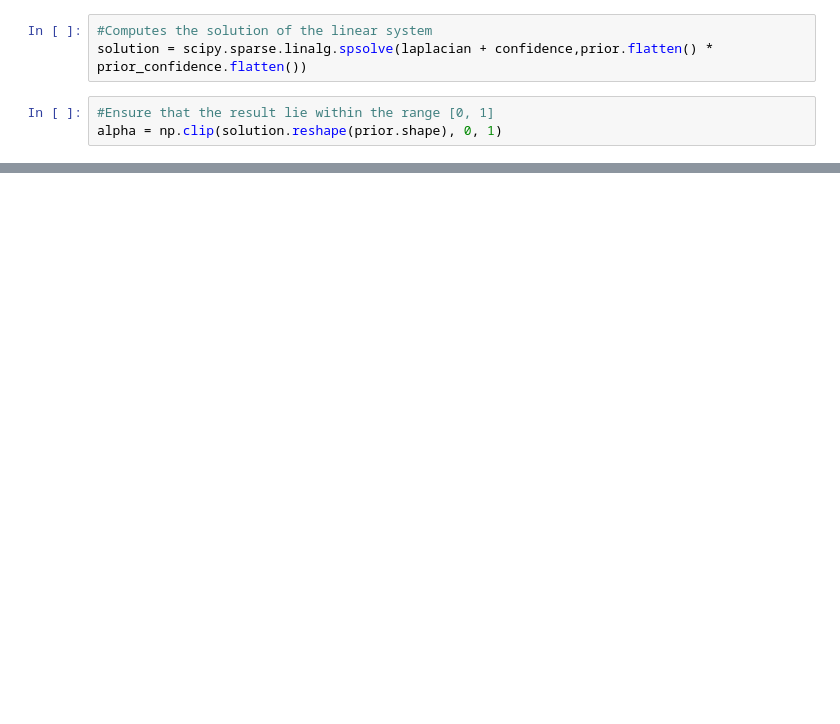
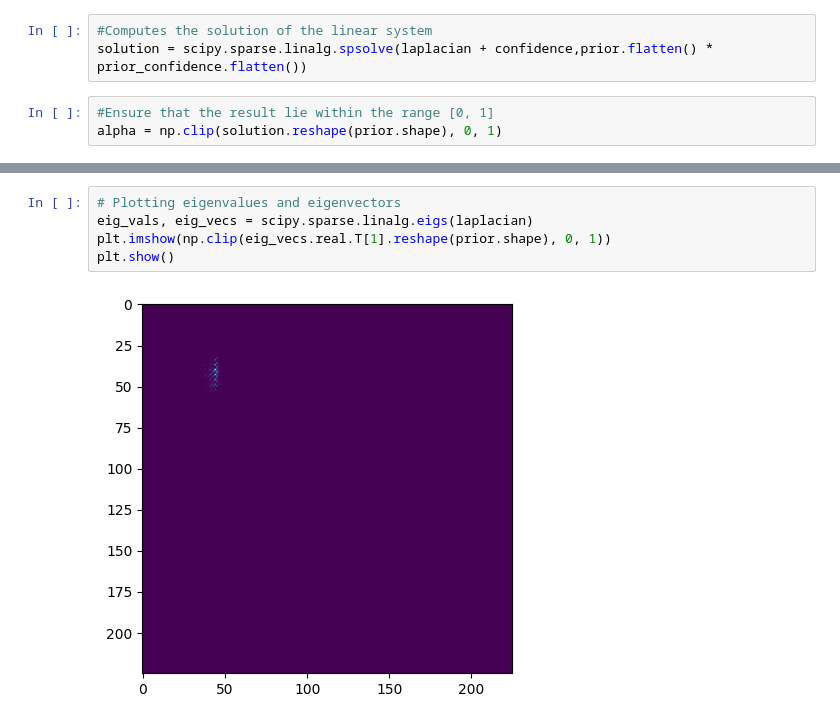
Before and after one commit to reproductible-research/image-matting-with-a-closed-form-solution, a Jupyter notebook: image_matting.ipynb, the cells around one changed output, grey strips where cells are left out. Cells and saved outputs as stored; diff of their text form; blank space fills up the shorter version.

```diff
--- a/image_matting.ipynb
+++ b/image_matting.ipynb
@@ -165,0 +182,7 @@ plt.show()
+# %%
+# Plotting eigenvalues and eigenvectors
+eig_vals, eig_vecs = scipy.sparse.linalg.eigs(laplacian)
+plt.imshow(np.clip(eig_vecs.real.T[1].reshape(prior.shape), 0, 1))
+plt.show()
+# %% [output]
+[figure, added]
```
Also changed, not shown: parts of 12 cells of this notebook, 6 other files.
